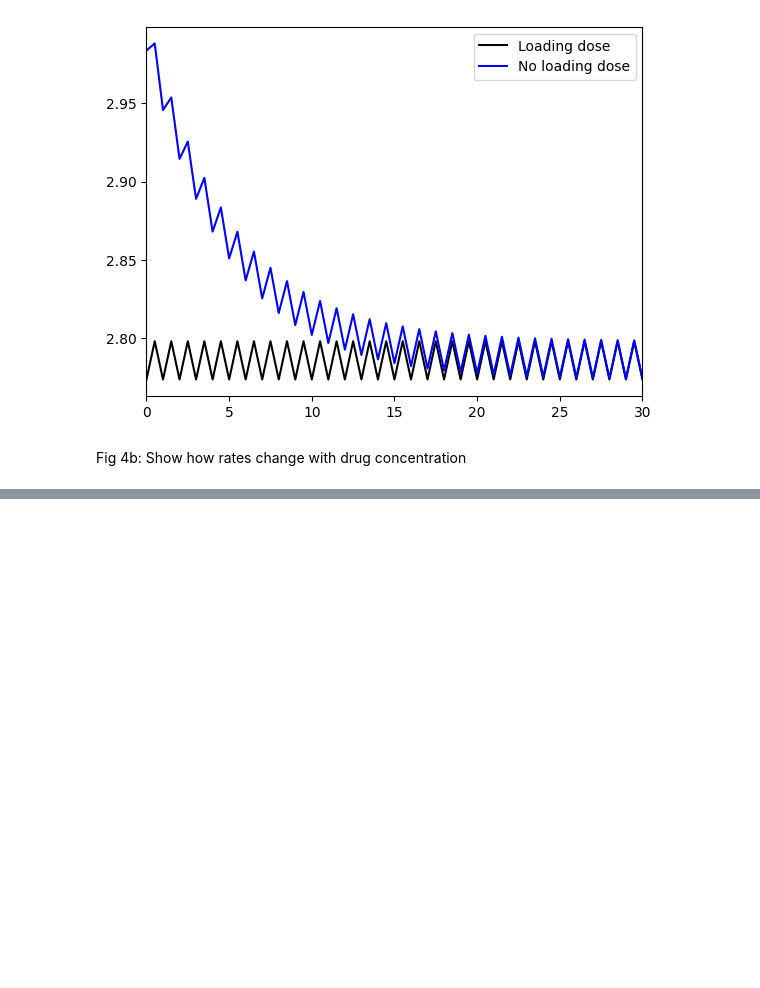
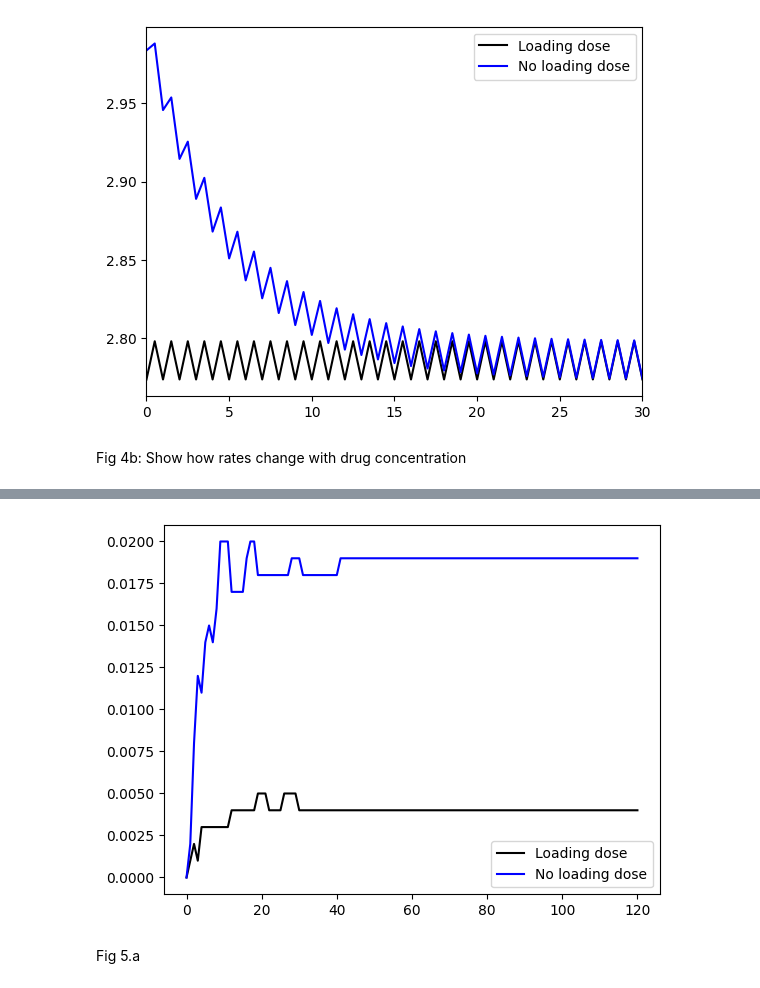
Before and after one commit to colmmcc2000/RSCAM_Group_11, a Jupyter notebook: code_RSCAM.ipynb, the cells around one changed output, grey strips where cells are left out. Cells and saved outputs as stored; diff of their text form; code cells hidden in the pictures; blank space fills up the shorter version.

```diff
--- a/code_RSCAM.ipynb
+++ b/code_RSCAM.ipynb
@@ -665,0 +742,43 @@ plt.show()
+# %%
+#Define a function which takes these rates and get concentration. Need to return lx, ly, mx, my
+def func_conc_true(t, B1, C2):
+    #B1 and C2 not necessary, just to fit the function
+    l_x = 0.1 * (4 - get_concentration(t, 0.6, 0.2, 1, True))
+    l_y = 0.075 * (4 - (0.13 * get_concentration(t, 0.6, 0.2, 1, True)))
+    mu_x = 0.2
+    mu_y = 0.13
+    return l_x, l_y, mu_x, mu_y
+
+def func_conc_false(t, B1, C2):
+    #B1 and C2 not necessary, just to fit the function
+    l_x = 0.1 * (4 - get_concentration(t, 0.6, 0.2, 1, False))
+    l_y = 0.075 * (4 - (0.13 * get_concentration(t, 0.6, 0.2, 1, False)))
+    mu_x = 0.2
+    mu_y = 0.13
+    return l_x, l_y, mu_x, mu_y
+# %%
+N = 1000 #Number of trials. Need a lot for this
+T_max = 120
+M0 = 1e3
+R0 = 0
+beta = 0.5
+u = 1e-5
+grid, mean_pop, mean_r, probs, var_ = get_mean_trajectory_double(N, T_max, M0, R0,
+                                                               func_conc_true, beta, u, 0, 0)
+plt.plot(grid, probs, c = 'black', label = f'Loading dose' )
+grid, mean_pop, mean_r, probs, var_ = get_mean_trajectory_double(N, T_max, M0, R0,
+                                                               func_conc_false, beta, u, 0, 0)
+plt.plot(grid, probs, c = 'blue', label = f'No loading dose' )
+
+# vals_r = np.linspace(0, 100, 100)
+# store_r = np.zeros(len(vals_r))
+# for i, _ in enumerate(vals_r):
+#     store_r[i] = P_R(_, B1)
+# plt.plot(vals_r, store_r, c = 'black', linestyle = '-', label = 'Analytical solution: R(t)')
+plt.legend()
+
+plt.show()
+# %% [output]
+[figure, added]
+# %% [markdown]
+Fig 5.a
```
Also changed, not shown: parts of 12 cells of this notebook, 1 other file.
